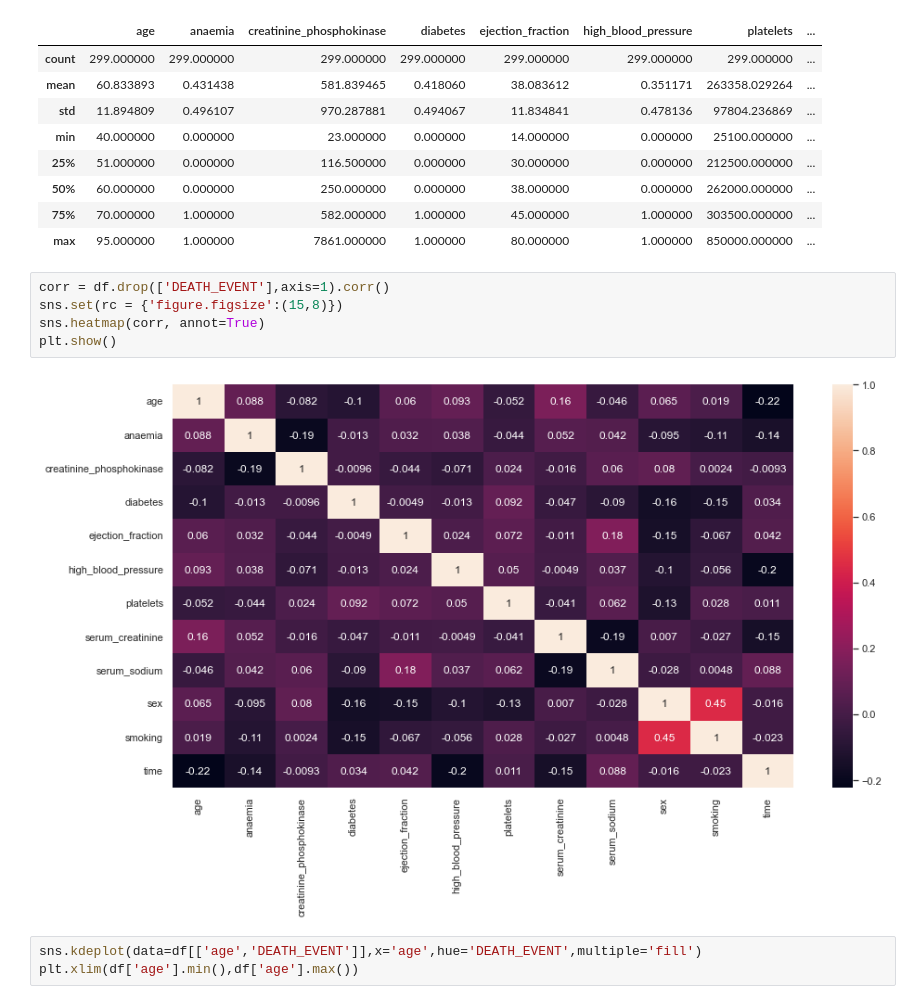
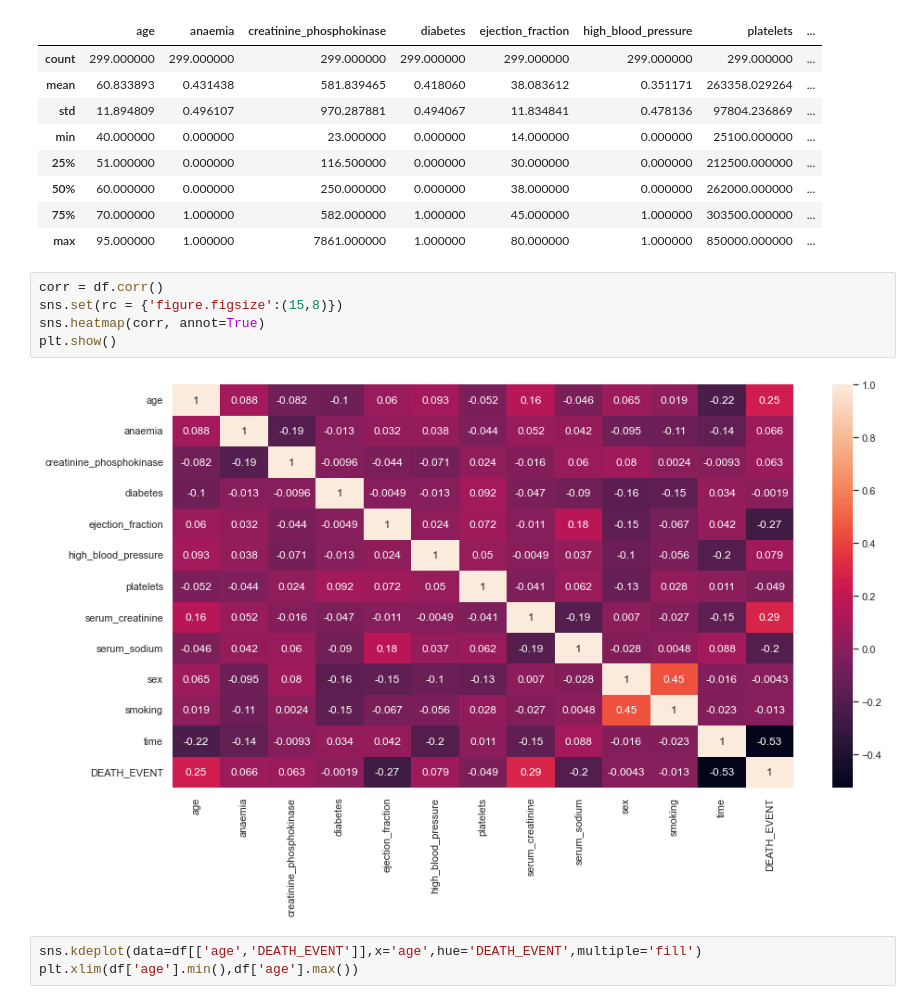
Before and after one commit to fcelya/info1998-project, a Jupyter notebook: final-project.ipynb, the cells around one changed output. Cells and saved outputs as stored; diff of their text form.

```diff
--- a/final-project.ipynb
+++ b/final-project.ipynb
@@ -28,13 +28,13 @@ df.describe()
 | 50% | 60.000000 | 0.000000 | 250.000000 | 0.000000 | 38.000000 | 0.000000 | 262000.000000 | ... |
 | 75% | 70.000000 | 1.000000 | 582.000000 | 1.000000 | 45.000000 | 1.000000 | 303500.000000 | ... |
 | max | 95.000000 | 1.000000 | 7861.000000 | 1.000000 | 80.000000 | 1.000000 | 850000.000000 | ... |
-# %%
-corr = df.drop(['DEATH_EVENT'],axis=1).corr()
-sns.set(rc = {'figure.figsize':(15,8)})
-sns.heatmap(corr, annot=True)
-plt.show()
-# %% [output]
-[figure, removed]
+# %%
+corr = df.corr()
+sns.set(rc = {'figure.figsize':(15,8)})
+sns.heatmap(corr, annot=True)
+plt.show()
+# %% [output]
+[figure, added]
 # %%
 sns.kdeplot(data=df[['age','DEATH_EVENT']],x='age',hue='DEATH_EVENT',multiple='fill')
 plt.xlim(df['age'].min(),df['age'].max())
```
Also changed, not shown: parts of 1 cell of this notebook.
